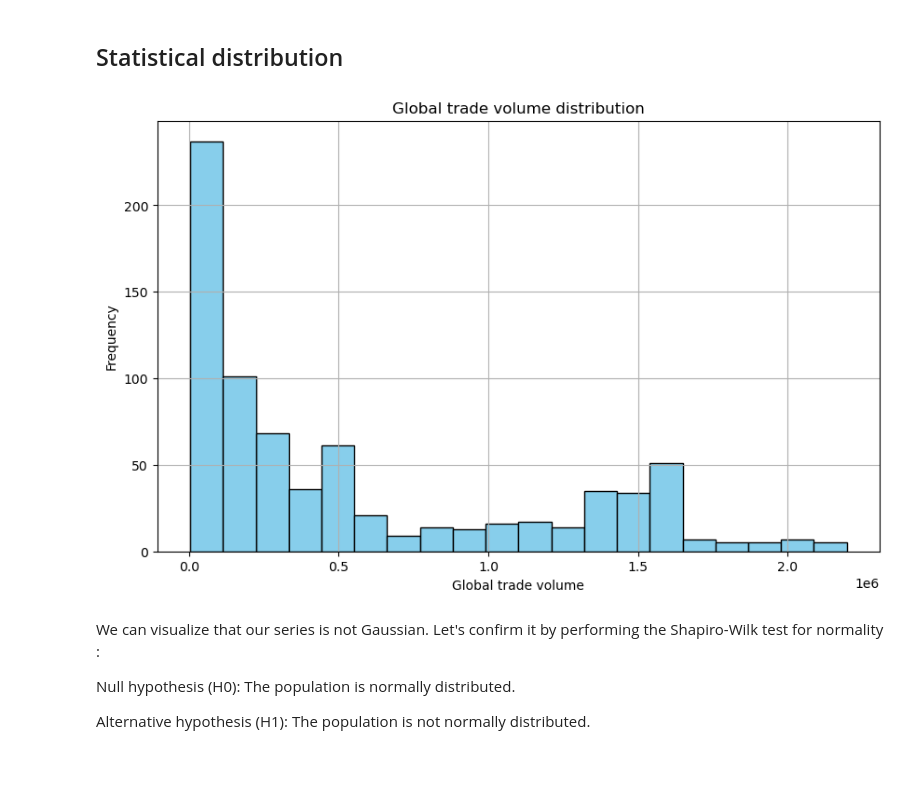
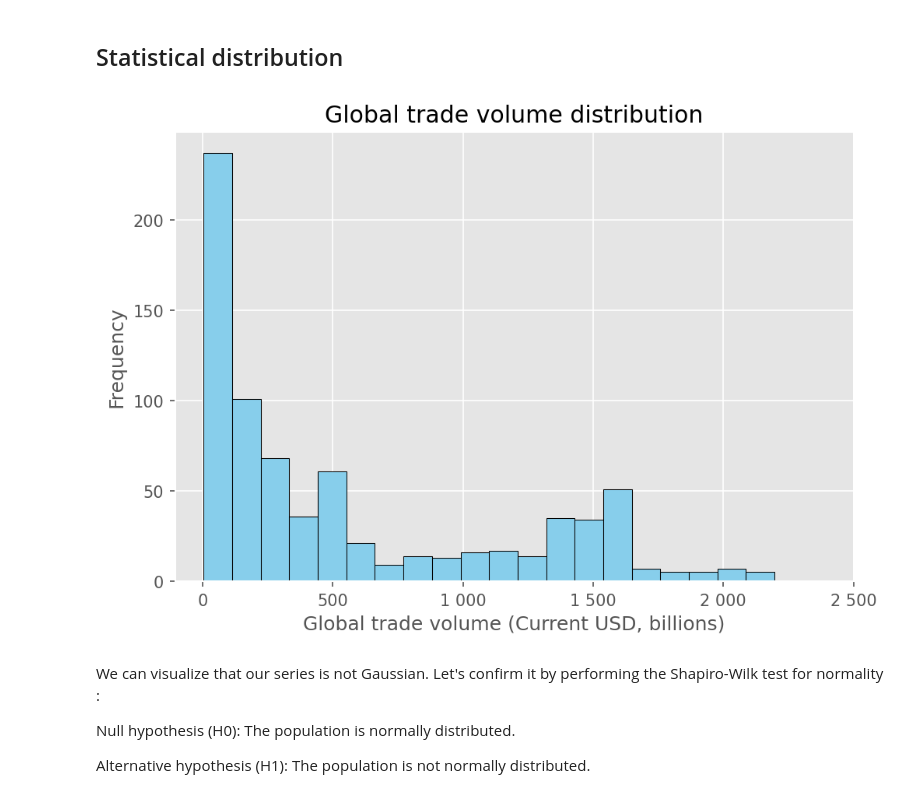
Before and after one commit to Fitahiana4/Statistical_ensemble_model_for_global_trade_forecasting, a Jupyter notebook: Notebook.ipynb, the cells around one changed output. Saved outputs shown, nothing was run; the diff lists cells and outputs as text; code cells hidden in the pictures; blank space fills up the shorter version.

```diff
--- a/Notebook.ipynb
+++ b/Notebook.ipynb
@@ -79,10 +77,13 @@ We have neither a missing value nor a negative value.
 # %% [markdown]
 ## Calculate trade volume
 # %%
-plt.plot(Y_df.index, Y_df["world_expo"],linestyle='dotted', color='b',label = "Export")
-plt.plot(Y_df.index, Y_df["world_impo"],linestyle='dotted', color='r',label = "Import")
-
+plt.style.use('ggplot')
+fig,ax=plt.subplots(figsize=(7.5,5),dpi=150)
+plt.plot(Y_df.index, Y_df["world_expo"], linestyle='dotted', color='b', label="Export")
+plt.plot(Y_df.index, Y_df["world_impo"], linestyle='dotted', color='r', label="Import")
+plt.xlabel("Year", fontsize=12)
+plt.ylabel("Trade volume (Current USD, billions)", fontsize=12)
+plt.yticks(ticks=list(range(0, 3000000, 500000)), labels=["0", "500", "1 000", "1 500", "2 000", "2 500"])
 plt.legend()
-
 plt.show()
 # %% [output]
@@ -102,15 +103,17 @@ Y_df["trade_volume"] = (Y_df["world_expo"] + Y_df["world_impo"]) / 2
 # %% [markdown]
 ## Statistical distribution
 # %%
-plt.figure(figsize=(10, 6))
+plt.style.use('ggplot')
+fig,ax=plt.subplots(figsize=(7.5,5),dpi=150)
 Y_df['trade_volume'].plot(kind='hist', bins=20, color='skyblue', edgecolor='black')
 plt.title('Global trade volume distribution')
-plt.xlabel('Global trade volume')
+plt.xticks(ticks=list(range(0, 3000000, 500000)), labels=["0", "500", "1 000", "1 500", "2 000", "2 500"])
+plt.xlabel('Global trade volume (Current USD, billions)')
 plt.ylabel('Frequency')
 plt.grid(True)
 plt.show()
 # %% [output]
-[figure, old version]
+[figure, new version]
 # %% [markdown]
 We can visualize that our series is not Gaussian. Let's confirm it by performing the Shapiro-Wilk test for normality :
 
```
Also changed, not shown: parts of 18 cells of this notebook.
